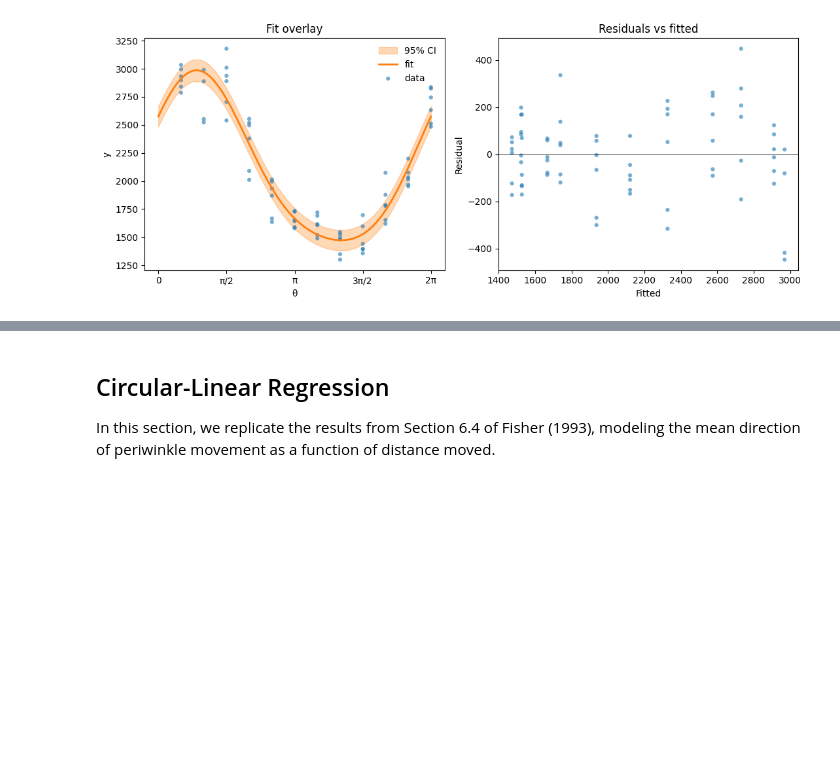
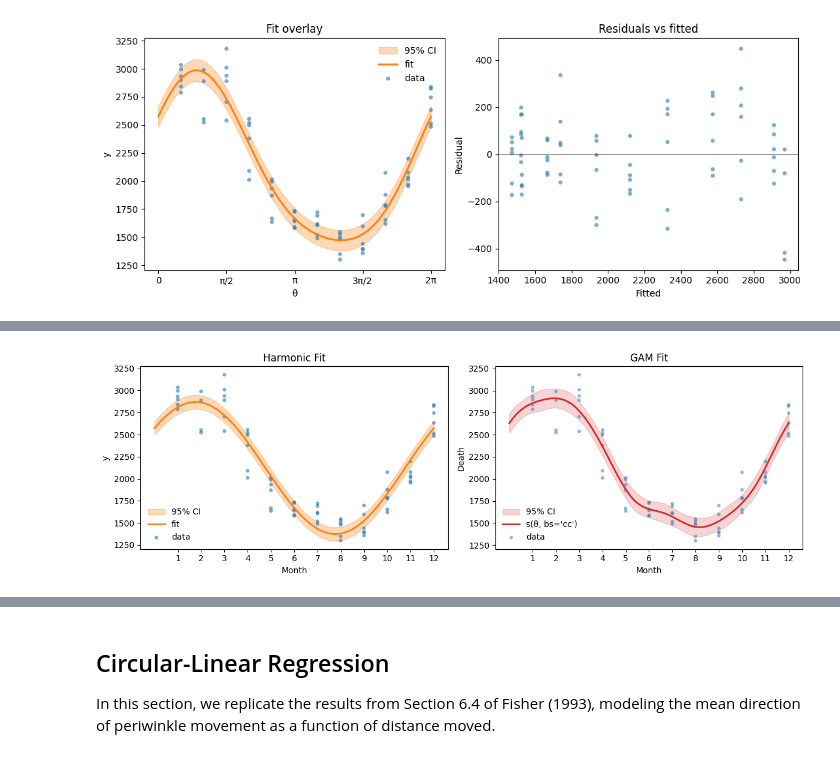
Before and after one commit to circstat/pycircstat2, a Jupyter notebook: examples/T4-regression.ipynb, the cells around one changed output, grey strips where cells are left out. Cells and saved outputs as stored; diff of their text form; code cells hidden in the pictures; blank space fills up the shorter version.

```diff
--- a/examples/T4-regression.ipynb
+++ b/examples/T4-regression.ipynb
@@ -8,10 +8,12 @@ from pycircstat2 import load_data
 # %%
 from pycircstat2.regression import LCRegression
 
-df = load_data("lung_deaths", source="pewsey")
-df["θ"] = (np.pi / 6) * df["month"].to_numpy()
-df = df.rename(columns={"deaths": "y"})
-df = df[~((df["month"] == 2) & df["year"].isin([1976, 1979]))]
+df = (
+    load_data("lung_deaths", source="pewsey")
+        .mutate(θ=(np.pi / 6) * pl.col("month"))
+        .rename({"deaths": "y"})
+        .filter(~((pl.col("month") == 2) & pl.col("year").is_in([1976, 1979])))
+)
 # %%
 lc = LCRegression(formula="y ~ cos(θ) + sin(θ)", data=df)
 lc.plot()
@@ -63,3 +65,8 @@ Coefficients:
 θ, k=2  108.8776   29.4870  [51.0842, 166.6710]   1.6077  0.2661  [1.0861, 2.1292]
 Phase in radians; SEs and CIs from the delta method on (cos, sin) coefficients.
 [figure]
+# %%
+from hea.models import gam
+
+g= gam("y ~ s(θ, bs='cc')", data=df, knots={"θ": [0., 2 * np.pi]}, method="REML")
+g.summary()
@@ -65,0 +93,30 @@ Phase in radians; SEs and CIs from the delta method on (cos, sin) coefficients.
+# %%
+grid = pl.DataFrame({"θ": np.linspace(0, 2 * np.pi, 200)})
+pred = g.predict(grid, type="response", se_fit=True)
+xg = grid['θ'].to_numpy()
+fit = pred["fit"].to_numpy()
+se = pred["se.fit"].to_numpy()
+
+fig, ax = plt.subplots(1, 2, figsize=(12,4))
+
+lc.plot(axes=ax)
+ax[0].set_title("Harmonic Fit")
+ax[1].clear()
+
+ax[1].fill_between(xg, fit - 1.96 * se, fit + 1.96 * se, color="C3", alpha=0.2, label="95% CI")
+ax[1].plot(xg, fit, color="C3", lw=2, label="s(θ, bs='cc')")
+ax[1].scatter(df["θ"], df["y"], s=18, alpha=0.5, edgecolor="none", label="data")
+ax[1].set_xlabel("θ (radians)")
+ax[1].set_ylabel("Death")
+ax[1].legend(frameon=False)
+ax[1].set_title("GAM Fit")
+
+months = np.arange(1,13)
+for a in ax:
+    a.set_xticks((np.pi/6)*months)
+    a.set_xticklabels(months)
+    a.set_xlabel("Month")
+
+fig.tight_layout()
+# %% [output]
+[figure, added]
```
Also changed, not shown: parts of 6 cells of this notebook, 3 other files.
